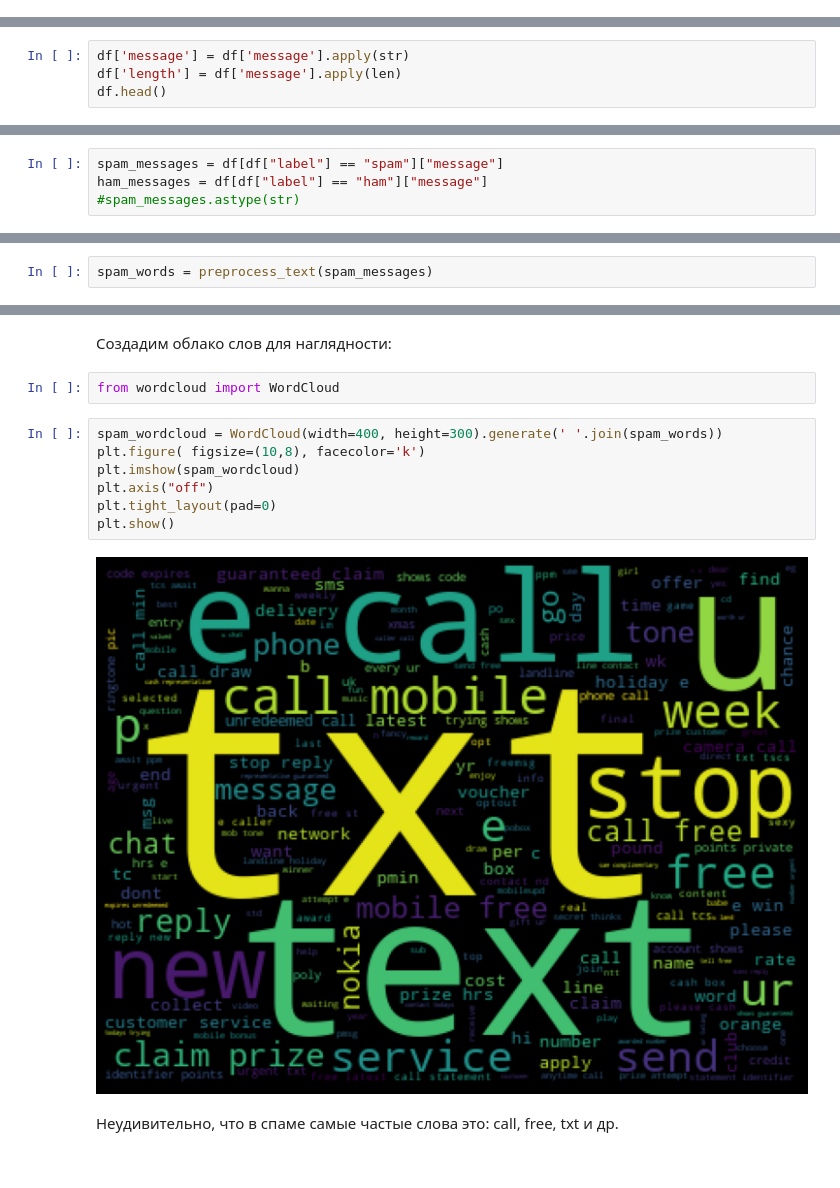
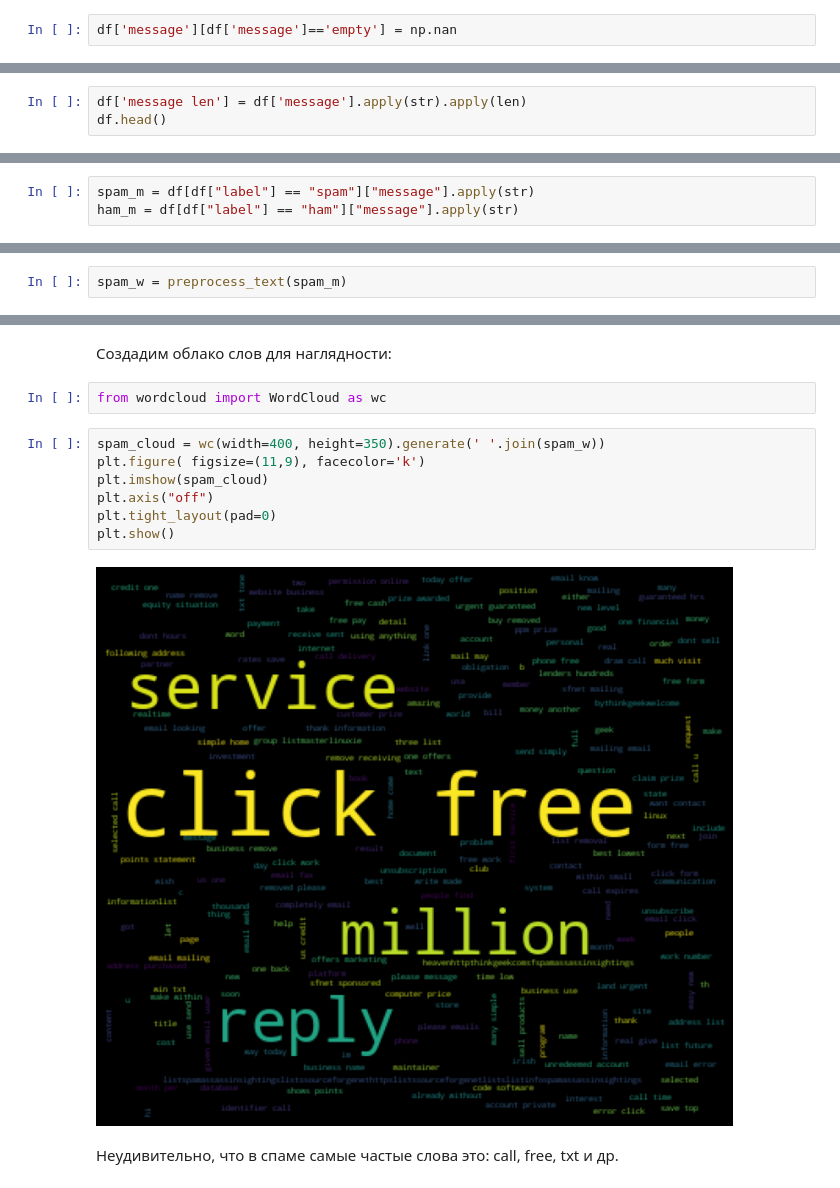
Before and after one commit to kosyasof/machine_learning_paper, a Jupyter notebook: ПМ21-5_Косицкая_СВ_курсовая_ML.ipynb, the cells around one changed output, grey strips where cells are left out. Cells and saved outputs as stored; diff of their text form.

```diff
--- a/ПМ21-5_Косицкая_СВ_курсовая_ML.ipynb
+++ b/ПМ21-5_Косицкая_СВ_курсовая_ML.ipynb
@@ -95,0 +165,2 @@ df.groupby('label').describe().T
+# %%
+df['message'][df['message']=='empty'] = np.nan
@@ -147,7 +213,6 @@ plt.legend(["Ham", "Spam"]);
 # %% [markdown]
 Рассмотрим частотное распределение длины сообщения:
 # %%
-df['message'] = df['message'].apply(str)
-df['length'] = df['message'].apply(len)
+df['message len'] = df['message'].apply(str).apply(len)
 df.head()
 # %% [output]
@@ -231,7 +291,6 @@ print(punctuation)
 # %%
-spam_messages = df[df["label"] == "spam"]["message"]
-ham_messages = df[df["label"] == "ham"]["message"]
-#spam_messages.astype(str)
+spam_m = df[df["label"] == "spam"]["message"].apply(str)
+ham_m = df[df["label"] == "ham"]["message"].apply(str)
 # %% [markdown]
 Напишем функцию $preprocess$_$text$, которая уберет все знаки пунктуации, стоп-слова, небуквенные символы и  приведет к нижнему регистру, и будет возвращать список подходящих значений
 # %%
@@ -250,5 +309,5 @@ def preprocess_text(df):
     nonstops = [word for word in all_words if word not in stopwords and word.isalpha()]
     return nonstops
 # %%
-spam_words = preprocess_text(spam_messages)
+spam_w = preprocess_text(spam_m)
 # %%
@@ -293,16 +352,16 @@ hamdist.plot(30,cumulative=False);
 # %% [markdown]
 Создадим облако слов для наглядности:
 # %%
-from wordcloud import WordCloud
+from wordcloud import WordCloud as wc
 # %%
-spam_wordcloud = WordCloud(width=400, height=300).generate(' '.join(spam_words))
-plt.figure( figsize=(10,8), facecolor='k')
-plt.imshow(spam_wordcloud)
+spam_cloud = wc(width=400, height=350).generate(' '.join(spam_w))
+plt.figure( figsize=(11,9), facecolor='k')
+plt.imshow(spam_cloud)
 plt.axis("off")
 plt.tight_layout(pad=0)
 plt.show()
 # %% [output]
-[figure, old version]
+[figure, new version]
 # %% [markdown]
 Неудивительно, что в спаме самые частые слова это: call, free, txt и др.
 # %%
```
Also changed, not shown: parts of 79 cells of this notebook.
